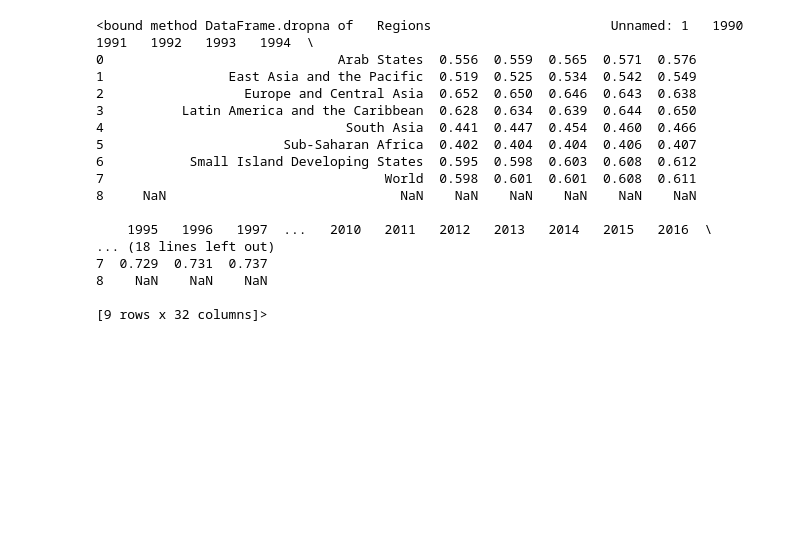
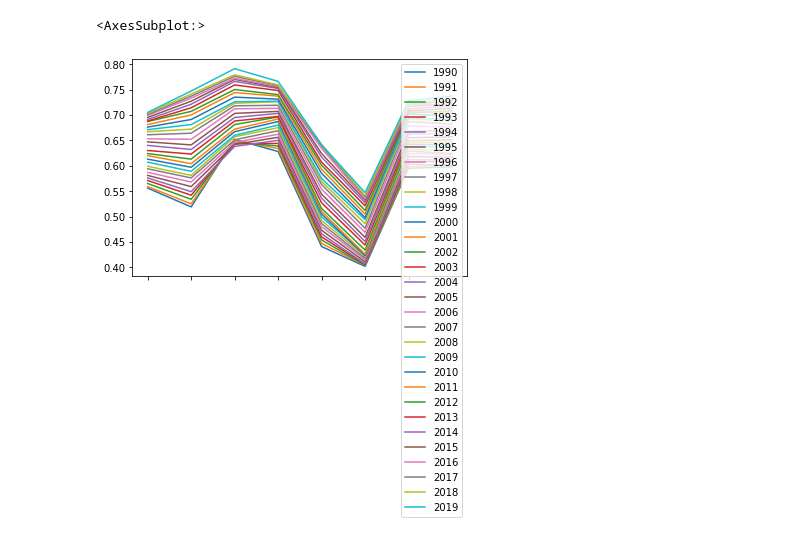
Before and after one commit to kevbuh/mcm_keviansud, a Jupyter notebook: sud_notebook.ipynb, the cells around one changed output. Drawn from its saved outputs; the diff is of its cells as text; code cells hidden in the pictures; blank space fills up the shorter version.

```diff
--- a/sud_notebook.ipynb
+++ b/sud_notebook.ipynb
@@ -28,20 +28,5 @@ dfHDI
 # %%
-dfHDI.dropna
+dfHDI.plot()
 # %% [output]
-<bound method DataFrame.dropna of   Regions                       Unnamed: 1   1990   1991   1992   1993   1994  \
-0                              Arab States  0.556  0.559  0.565  0.571  0.576
-1                East Asia and the Pacific  0.519  0.525  0.534  0.542  0.549
-2                  Europe and Central Asia  0.652  0.650  0.646  0.643  0.638
-3          Latin America and the Caribbean  0.628  0.634  0.639  0.644  0.650
-4                               South Asia  0.441  0.447  0.454  0.460  0.466
-5                       Sub-Saharan Africa  0.402  0.404  0.404  0.406  0.407
-6           Small Island Developing States  0.595  0.598  0.603  0.608  0.612
-7                                    World  0.598  0.601  0.601  0.608  0.611
-8     NaN                              NaN    NaN    NaN    NaN    NaN    NaN
-
-    1995   1996   1997  ...   2010   2011   2012   2013   2014   2015   2016  \
-... (18 lines left out)
-7  0.729  0.731  0.737
-8    NaN    NaN    NaN
-
-[9 rows x 32 columns]>
+<AxesSubplot:>
+[figure, added]
```
Also changed, not shown: parts of 1 cell of this notebook, 4 other files.
